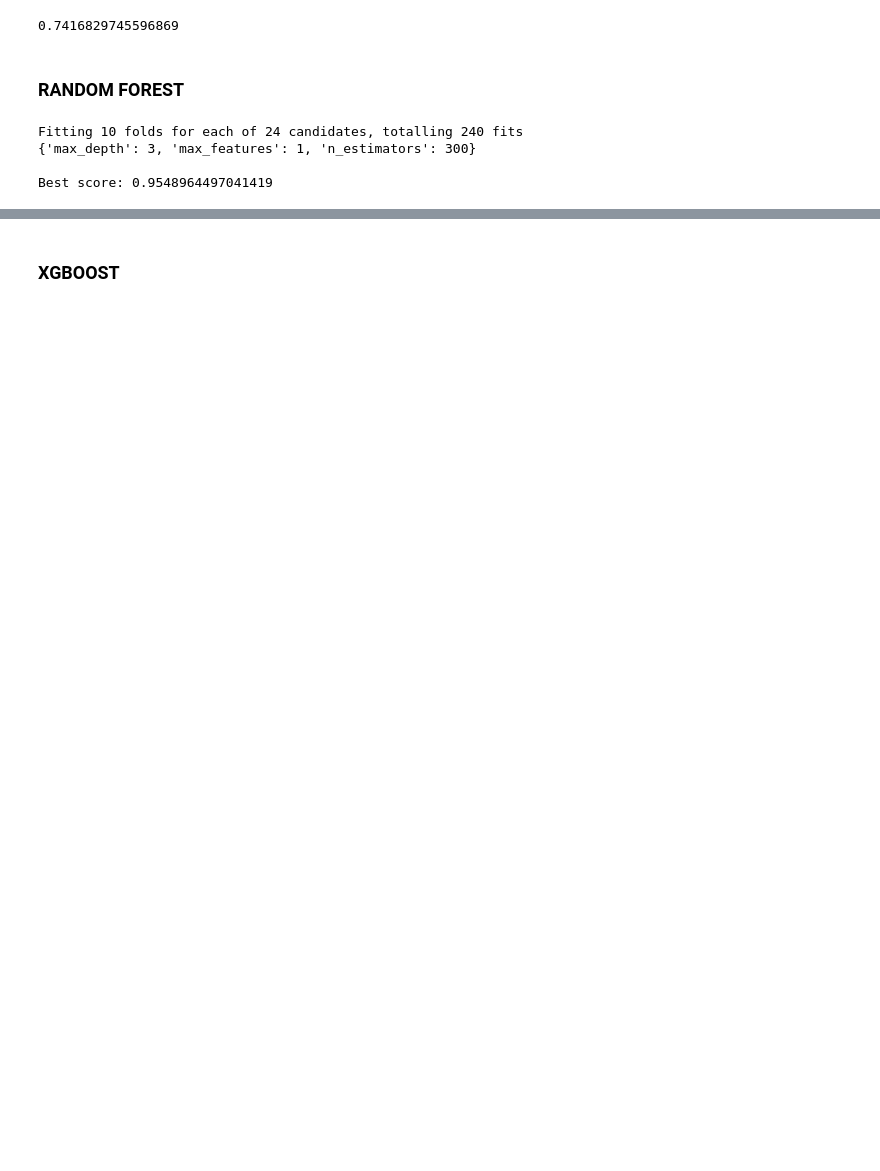
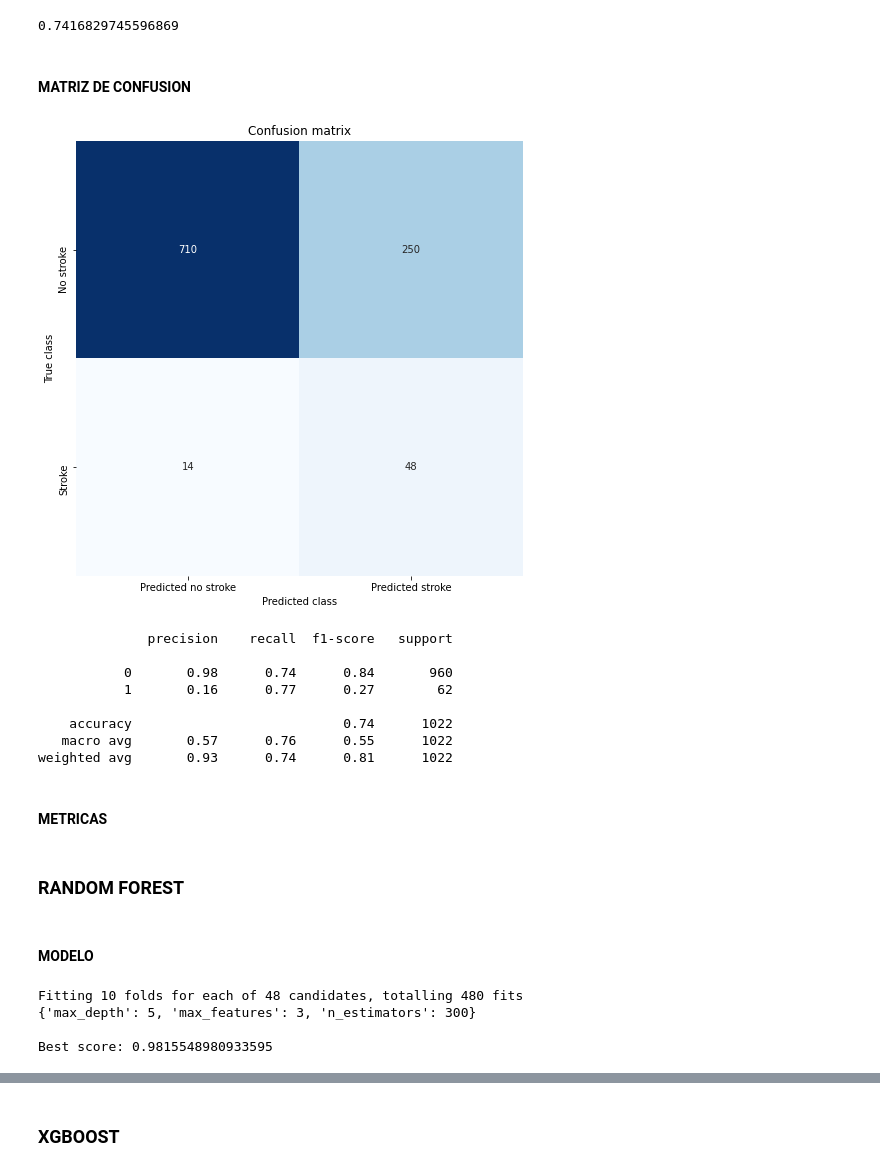
Before and after one commit to arturogzm93/ML-Stroke-Prediction, a Jupyter notebook: Stroke Prediction.ipynb, the cells around one changed output, grey strips where cells are left out. Cells and saved outputs as stored; diff of their text form; code cells hidden in the pictures; blank space fills up the shorter version.

Commit message:
modelos+metricas

```diff
--- a/Stroke Prediction.ipynb
+++ b/Stroke Prediction.ipynb
@@ -522,5 +524,26 @@ X_test[['gender', 'age', 'hypertension', 'heart_disease', 'ever_married',
        'smoking_status_never smoked', 'smoking_status_smokes']])
 # %% [markdown]
 # MODELOS
+# %%
+# FUNCION PARA DIBUJAR MATRIZ DE CONFUSION
+
+def matriz_confusion(y_test, predictions):
+
+    c_matrix = confusion_matrix(y_test, predictions)
+    plt.figure(figsize=(8, 8))
+    sns.heatmap(c_matrix,
+                annot=True,
+                fmt='d',
+                cmap='Blues',
+                cbar=False,
+                yticklabels = ['No stroke', 'Stroke'],
+                xticklabels = ['Predicted no stroke', 'Predicted stroke']);
+
+    plt.title("Confusion matrix")
+    plt.ylabel('True class')
+    plt.xlabel('Predicted class')
+    plt.show()
+
+    print (classification_report(y_test, predictions))
 # %% [markdown]
 ### LOGISTIC REGRESSION
@@ -554,3 +579,21 @@ Best score: 0.8499349112426036
 log_model.score(X_test, y_test)
 # %% [output]
 0.7416829745596869
+# %% [markdown]
+#### MATRIZ DE CONFUSION
+# %%
+predictions = log_model.predict(X_test)
+
+matriz_confusion(y_test, predictions)
+# %% [output]
+[figure, added]
+              precision    recall  f1-score   support
+
+           0       0.98      0.74      0.84       960
+           1       0.16      0.77      0.27        62
+
+    accuracy                           0.74      1022
+   macro avg       0.57      0.76      0.55      1022
+weighted avg       0.93      0.74      0.81      1022
+# %% [markdown]
+#### METRICAS
@@ -557,5 +606,7 @@ log_model.score(X_test, y_test)
 # %% [markdown]
 ### RANDOM FOREST
+# %% [markdown]
+#### MODELO
 # %%
 # RANDOM FOREST
 
@@ -563,11 +614,11 @@ rf = RandomForestClassifier()
 
 parameters = {
     'n_estimators': [50, 100, 200, 300],
-    'max_depth': [2,3],
+    'max_depth': [2, 3, 4, 5],
     'max_features': [1, 2, 3]
 }
 
-clf = GridSearchCV(estimator= rf, param_grid= parameters, n_jobs=-1, cv=10, verbose=2, scoring='roc_auc')
+clf = GridSearchCV(estimator=rf, param_grid=parameters, n_jobs=-1, cv=10, verbose=2, scoring='roc_auc')
 
 clf.fit(X_train_smt, y_train_smt)
 
@@ -577,10 +628,10 @@ print('Best score:', clf.best_score_)
 
 rf_model = clf.best_estimator_
 # %% [output]
-Fitting 10 folds for each of 24 candidates, totalling 240 fits
-{'max_depth': 3, 'max_features': 1, 'n_estimators': 300}
+Fitting 10 folds for each of 48 candidates, totalling 480 fits
+{'max_depth': 5, 'max_features': 3, 'n_estimators': 300}
 
-Best score: 0.9548964497041419
+Best score: 0.9815548980933595
 # %%
 rf_model.score(X_test, y_test)
 # %% [output]
```
Also changed, not shown: parts of 27 cells of this notebook.
